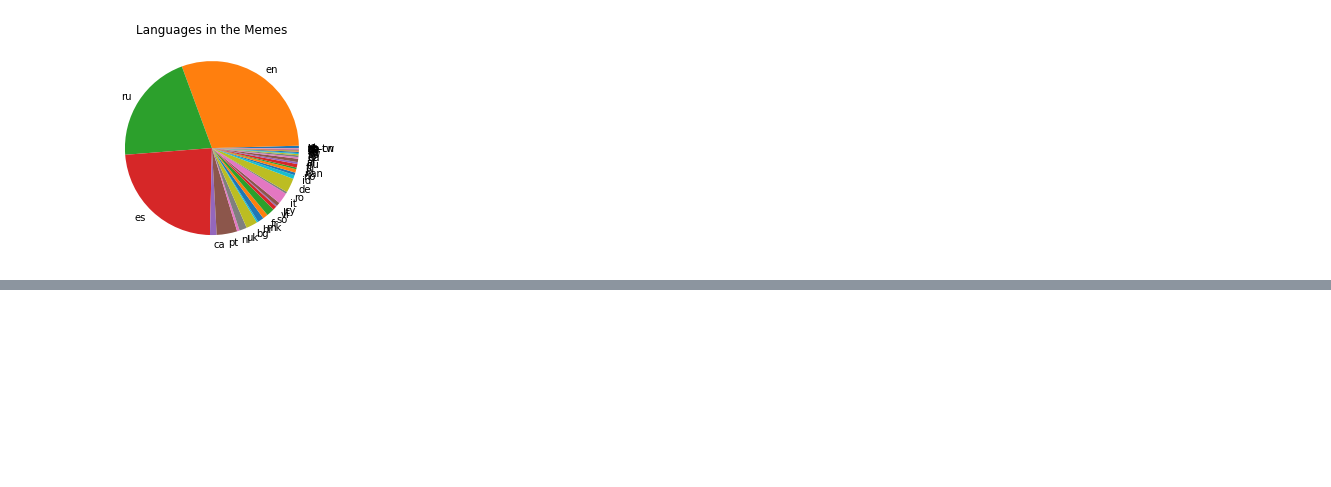
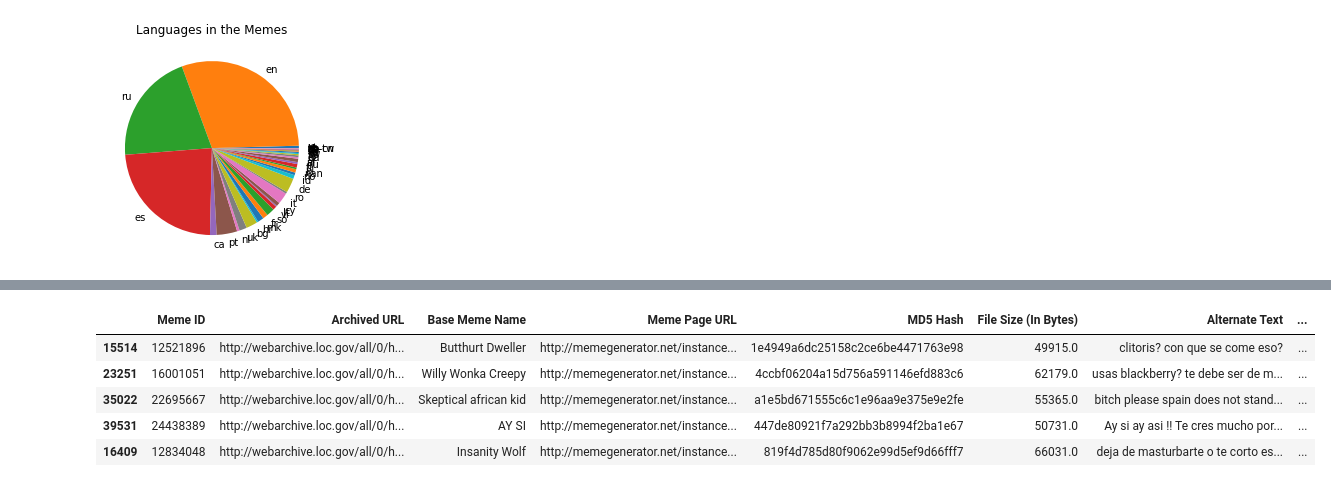
Before and after one commit to BrockDSL/Analyzing_Web_Archives, a Jupyter notebook: Meme_Web_Archive_Exploration.ipynb, the cells around one changed output, grey strips where cells are left out. Cells and saved outputs as stored; diff of their text form; code cells hidden in the pictures; blank space fills up the shorter version.

```diff
--- a/Meme_Web_Archive_Exploration.ipynb
+++ b/Meme_Web_Archive_Exploration.ipynb
@@ -220,0 +279,25 @@ plt.show()
+# %%
+#Original Dataset
+meme_data = pd.read_csv("https://raw.githubusercontent.com/BrockDSL/Analyzing_Web_Archives/main/memegenerator.csv", sep=",")
+meme_data["Meme ID"] = meme_data["Meme ID"].astype(str)
+
+#Language information added
+lang_data = pd.read_csv("https://raw.githubusercontent.com/BrockDSL/Analyzing_Web_Archives/main/language_data.csv")
+meme_data = meme_data.join(lang_data)
+
+#Meme Score Added
+meme_scores = pd.read_csv("https://raw.githubusercontent.com/BrockDSL/Analyzing_Web_Archives/main/meme_scores.csv",dtype={'Meme ID': object})
+meme_scores["Meme ID"] = meme_scores["Meme ID"].astype(str)
+meme_data = pd.merge(meme_data,meme_scores,on="Meme ID", how = "outer")
+meme_data.dropna(thresh=8,inplace=True)
+
+#set our random item to be from our new dataframe
+rando = meme_data.sample(1)
+meme_data.sample(5)
+# %% [output]
+|  | Meme ID | Archived URL | Base Meme Name | Meme Page URL | MD5 Hash | File Size (In Bytes) | Alternate Text | ... |
+| 15514 | 12521896 | http://webarchive.loc.gov/all/0/h... | Butthurt Dweller | http://memegenerator.net/instance... | 1e4949a6dc25158c2ce6be4471763e98 | 49915.0 | clitoris? con que se come eso? | ... |
+| 23251 | 16001051 | http://webarchive.loc.gov/all/0/h... | Willy Wonka Creepy | http://memegenerator.net/instance... | 4ccbf06204a15d756a591146efd883c6 | 62179.0 | usas blackberry? te debe ser de m... | ... |
+| 35022 | 22695667 | http://webarchive.loc.gov/all/0/h... | Skeptical african kid | http://memegenerator.net/instance... | a1e5bd671555c6c1e96aa9e375e9e2fe | 55365.0 | bitch please spain does not stand... | ... |
+| 39531 | 24438389 | http://webarchive.loc.gov/all/0/h... | AY SI | http://memegenerator.net/instance... | 447de80921f7a292bb3b8994f2ba1e67 | 50731.0 | Ay si ay asi !! Te cres mucho por... | ... |
+| 16409 | 12834048 | http://webarchive.loc.gov/all/0/h... | Insanity Wolf | http://memegenerator.net/instance... | 819f4d785d80f9062e99d5ef9d66fff7 | 66031.0 | deja de masturbarte o te corto es... | ... |
```
Also changed, not shown: parts of 25 cells of this notebook.
